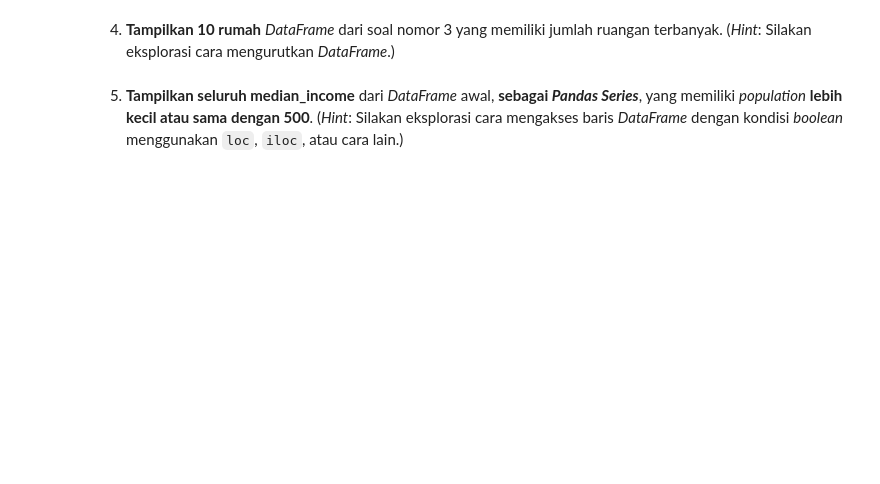
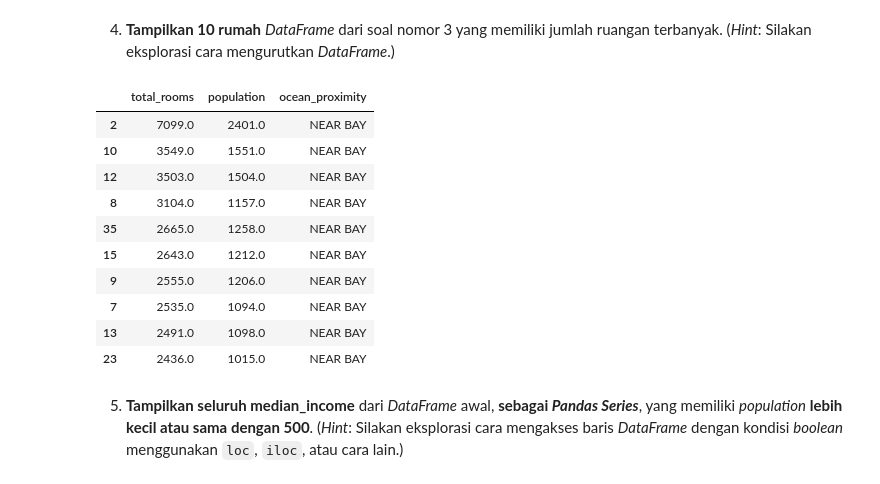
Before and after one commit to faisaladisoe/kasdd-lab, a Jupyter notebook: Lab 1/Lab1.ipynb, the cells around one changed output. Saved outputs shown, nothing was run; the diff lists cells and outputs as text; code cells hidden in the pictures; blank space fills up the shorter version.

```diff
--- a/Lab 1/Lab1.ipynb
+++ b/Lab 1/Lab1.ipynb
@@ -455,0 +514,5 @@ import pandas as pd
+# %%
+# Jawaban no. 3
+df2_housing_DataFrame = df2[['total_rooms', 'population', 'ocean_proximity']].head(50)
+print(df2_housing_DataFrame.shape)
+print(df2_housing_DataFrame.head())
@@ -457,6 +528,19 @@ import pandas as pd
 4. __Tampilkan 10 rumah__ _DataFrame_ dari soal nomor 3 yang memiliki jumlah ruangan terbanyak. (_Hint_: Silakan eksplorasi cara mengurutkan _DataFrame_.)
 # %%
 # Jawaban no. 4
+df2_housing_DataFrame.sort_values(by ='total_rooms', ascending = False).head(10)
+# %% [output]
+|  | total_rooms | population | ocean_proximity |
+| 2 | 7099.0 | 2401.0 | NEAR BAY |
+| 10 | 3549.0 | 1551.0 | NEAR BAY |
+| 12 | 3503.0 | 1504.0 | NEAR BAY |
+| 8 | 3104.0 | 1157.0 | NEAR BAY |
+| 35 | 2665.0 | 1258.0 | NEAR BAY |
+| 15 | 2643.0 | 1212.0 | NEAR BAY |
+| 9 | 2555.0 | 1206.0 | NEAR BAY |
+| 7 | 2535.0 | 1094.0 | NEAR BAY |
+| 13 | 2491.0 | 1098.0 | NEAR BAY |
+| 23 | 2436.0 | 1015.0 | NEAR BAY |
 # %% [markdown]
 5. __Tampilkan seluruh median\_income__ dari _DataFrame_ awal, __sebagai _Pandas Series___, yang memiliki _population_ __lebih kecil atau sama dengan 500__.  (_Hint_: Silakan eksplorasi cara mengakses baris _DataFrame_ dengan kondisi _boolean_ menggunakan <code>loc</code>, <code>iloc</code>, atau cara lain.)
 # %%
```
Also changed, not shown: parts of 15 cells of this notebook.
